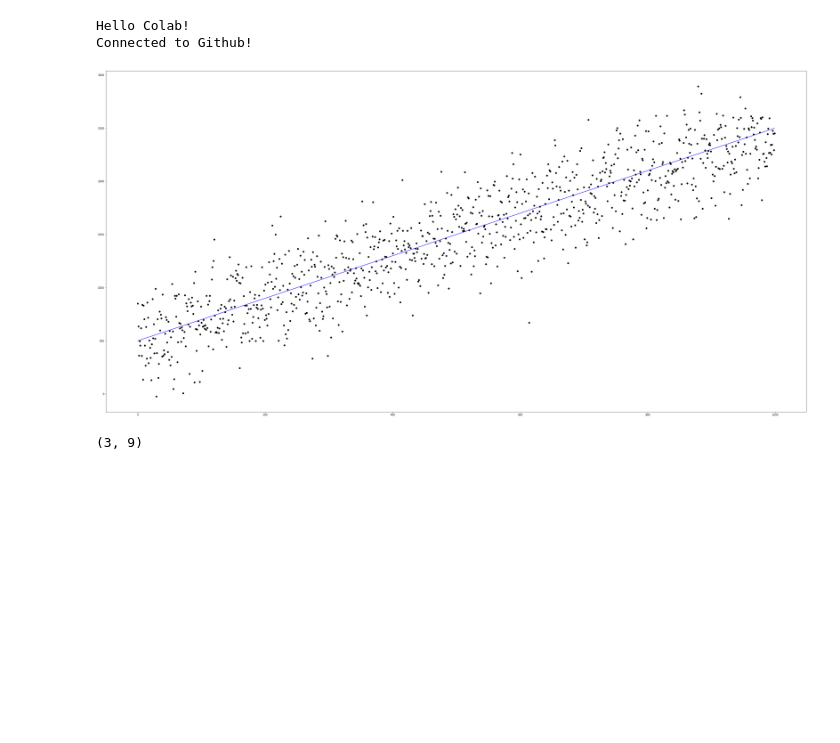
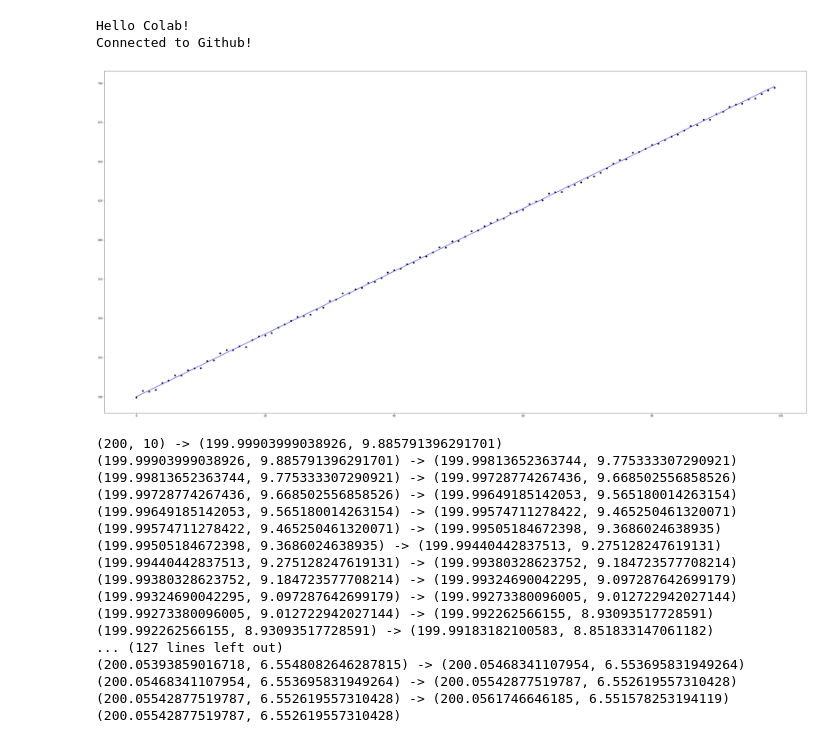
Before and after one commit to pula39/ml-assignment, a Jupyter notebook: ml_assignment1.ipynb, the cells around one changed output. Saved outputs shown, nothing was run; the diff lists cells and outputs as text; code cells hidden in the pictures; blank space fills up the shorter version.

Commit message:
Sample이 작을 때 Gradient Descent를 성공시킴

```diff
--- a/ml_assignment1.ipynb
+++ b/ml_assignment1.ipynb
@@ -14,7 +14,7 @@ Connected to Github!
 import numpy
 
 # number of point pairs
-count_of_samples = 1000
+count_of_samples = 100
 
 # linear_function = ax + b
 linear_factor_a = 2
@@ -22,7 +22,7 @@ linear_factor_b = 500
 
 # N(0, a^2)
 normal_distribution_location = 0
-normal_distribution_scale = 250
+normal_distribution_scale = 1
 
 numbers_by_normal_distribution = numpy.random.normal(
     loc = normal_distribution_location,
@@ -51,43 +51,83 @@ pyplot.figure(figsize=(50, 25))
 
 pyplot.plot(list(x_to_y_hat.keys()), list(x_to_y_hat.values()), c="blue")
 pyplot.scatter(list(x_to_y_with_n.keys()), list(x_to_y_with_n.values()), c="black")
 
 def show_plot(download_file = False):
     pyplot.show()
     if download_file == False:
        return
 
     import google.colab
     file_name = "test.png"
     pyplot.savefig(file_name)
     google.colab.files.download(file_name)
 
 show_plot()
 
 # linear regression by Gradient Descent
-theta_pair = (3, 9)
 
-step_size = 6.9
+# Gradient Descent를 위해 변형된 cost function
+def calc_cost_sum(theta_pair, data_dic, will_multiply_x):
+    ret = 0
 
-def calc_cost_sum(step_size, theta_pair, data_list):
-    # 미구현. 임시로 0으로 반환해줌.
+    m = len(data_dic)
 
-    return 0
+    for x, y_in_data in data_dic.items():
+        # hθ(x) =θ0 + θ1 * x
+        # x에 곱해지는건 θ1이다.
+        calc_y = get_y_by_linear(theta_pair[1], theta_pair[0], x)
+        multiplier = x if will_multiply_x else 1
+        ret = ret + (calc_y - y_in_data) * multiplier
 
-def next_gradient_descent_step(step_size, theta_pair, data_list):
-    next_theta_0 = theta_pair[0] - step_size * calc_cost_sum(step_size, theta_pair, data_list)
-    next_theta_1 = theta_pair[1] - step_size * calc_cost_sum(step_size, theta_pair, data_list)
+    return ret / m
+
+def check_convergence(theta_pair, new_theta_pair):
+    # float 형의 자료형 동일한지 판단을 위해 numpy를 사용.
+    import numpy
+
+    atol = 0.001
+
+    return numpy.isclose(theta_pair[0], new_theta_pair[0], atol=0.001) and numpy.isclose(theta_pair[1], new_theta_pair[1], atol=0.001)
+
+
+def next_gradient_descent_step(step_size, theta_pair, data_dic):
+    next_theta_0 = theta_pair[0] - step_size * calc_cost_sum(theta_pair, data_dic, False)
+    next_theta_1 = theta_pair[1] - step_size * calc_cost_sum(theta_pair, data_dic, True)
 
     return next_theta_0, next_theta_1
 
+current_theta_pair = (200, 10)
+
+step_size = 0.00001
+
 while(True):
-    next_theta_pair = next_gradient_descent_step(step_size, theta_pair, x_to_y_with_n)
+    next_theta_pair = next_gradient_descent_step(step_size, current_theta_pair, x_to_y_with_n)
 
-    if theta_pair == next_theta_pair:
+    print (current_theta_pair, "->", next_theta_pair)
+
+    if check_convergence(current_theta_pair, next_theta_pair):
         break
 
+    current_theta_pair = next_theta_pair
 
-print(theta_pair)
+
+print(current_theta_pair)
 # %% [output]
-[figure, old version]
+[figure, new version]
-(3, 9)
+(200, 10) -> (199.99903999038926, 9.885791396291701)
+(199.99903999038926, 9.885791396291701) -> (199.99813652363744, 9.775333307290921)
+(199.99813652363744, 9.775333307290921) -> (199.99728774267436, 9.668502556858526)
+(199.99728774267436, 9.668502556858526) -> (199.99649185142053, 9.565180014263154)
+(199.99649185142053, 9.565180014263154) -> (199.99574711278422, 9.465250461320071)
+(199.99574711278422, 9.465250461320071) -> (199.99505184672398, 9.3686024638935)
+(199.99505184672398, 9.3686024638935) -> (199.99440442837513, 9.275128247619131)
+(199.99440442837513, 9.275128247619131) -> (199.99380328623752, 9.184723577708214)
+(199.99380328623752, 9.184723577708214) -> (199.99324690042295, 9.097287642699179)
+(199.99324690042295, 9.097287642699179) -> (199.99273380096005, 9.012722942027144)
+(199.99273380096005, 9.012722942027144) -> (199.992262566155, 8.93093517728591)
+(199.992262566155, 8.93093517728591) -> (199.99183182100583, 8.851833147061182)
+... (127 lines left out)
+(200.05393859016718, 6.5548082646287815) -> (200.05468341107954, 6.553695831949264)
+(200.05468341107954, 6.553695831949264) -> (200.05542877519787, 6.552619557310428)
+(200.05542877519787, 6.552619557310428) -> (200.0561746646185, 6.551578253194119)
+(200.05542877519787, 6.552619557310428)
```
